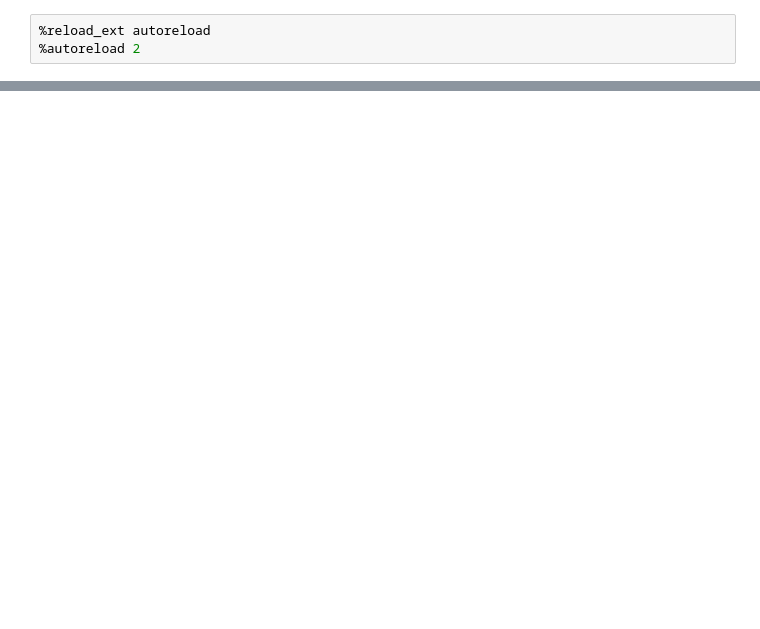
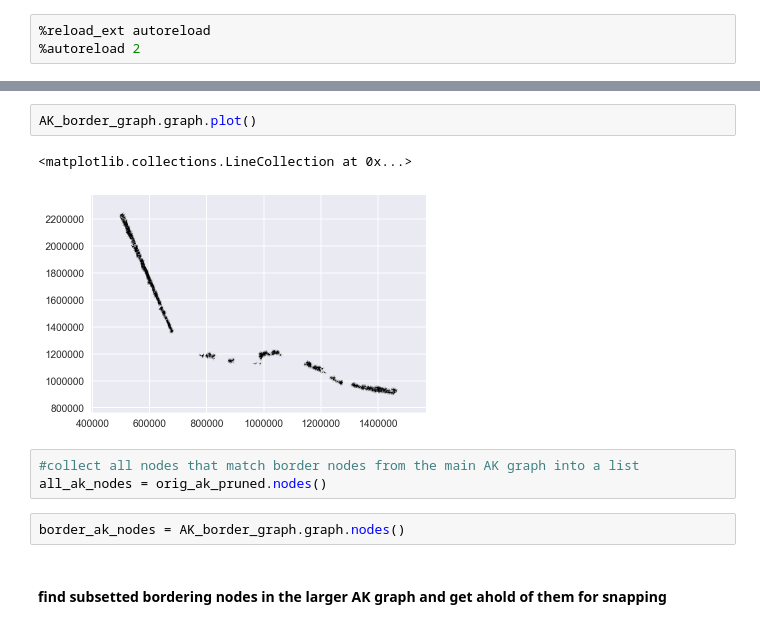
Before and after one commit to jkibele/pyriv, a Jupyter notebook: notebooks/FixingYukonBreaks.ipynb, the cells around one changed output, grey strips where cells are left out. Drawn from its saved outputs; the diff is of its cells as text; blank space fills up the shorter version.

```diff
--- a/notebooks/FixingYukonBreaks.ipynb
+++ b/notebooks/FixingYukonBreaks.ipynb
@@ -126,0 +57,12 @@ NameError: name 'shapely' is not defined
+# %%
+AK_border_graph.graph.plot()
+# %% [output]
+<matplotlib.collections.LineCollection at 0x...>
+[figure, added]
+# %%
+#collect all nodes that match border nodes from the main AK graph into a list
+all_ak_nodes = orig_ak_pruned.nodes()
+# %%
+border_ak_nodes = AK_border_graph.graph.nodes()
+# %% [markdown]
+#### find subsetted bordering nodes in the larger AK graph and get ahold of them for snapping
```
Also changed, not shown: parts of 68 cells of this notebook, 3 other files.
